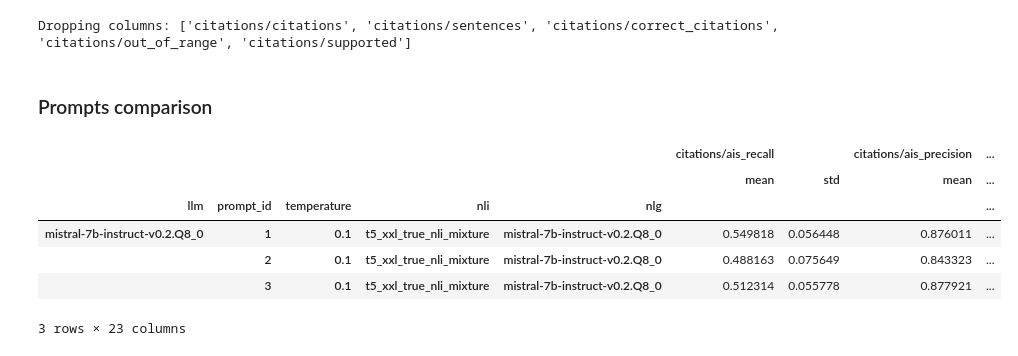
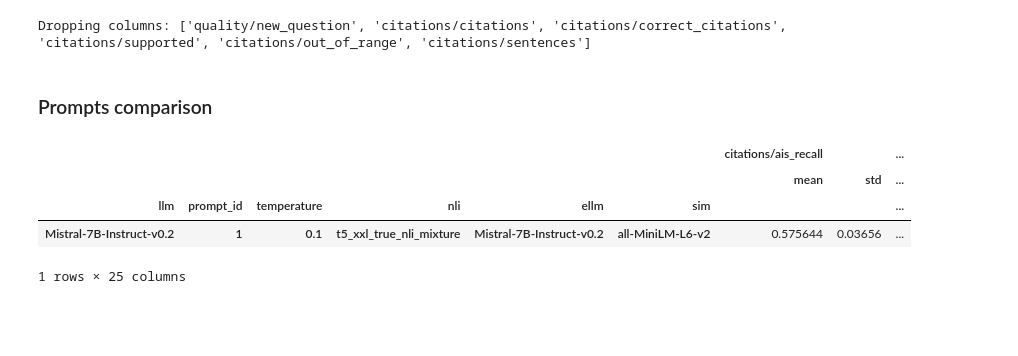
Before and after one commit to tdolega/rag-tge, a Jupyter notebook: src/results.ipynb, the cells around one changed output. Saved outputs shown, nothing was run; the diff lists cells and outputs as text; code cells hidden in the pictures; blank space fills up the shorter version.

```diff
--- a/src/results.ipynb
+++ b/src/results.ipynb
@@ -33,6 +34,6 @@ def results_as_pandas(filename):
 
 files = os.listdir(RESULTS_DIR)
 params_names = list(filename_to_obj(files[0]).keys())
-all_results = pd.concat([results_as_pandas(f) for f in files])
+all_results = pd.concat([results_as_pandas(f) for f in tqdm(files)])
 all_results.head()
 # %% [output]
@@ -50,7 +51,7 @@ drop_obj_cols.remove("question_id")
 print(f"Dropping columns: {drop_obj_cols}")
 all_num_results = all_results.drop(columns=drop_obj_cols)
 # %% [output]
-Dropping columns: ['citations/citations', 'citations/sentences', 'citations/correct_citations', 'citations/out_of_range', 'citations/supported']
+Dropping columns: ['quality/new_question', 'citations/citations', 'citations/correct_citations', 'citations/supported', 'citations/out_of_range', 'citations/sentences']
 # %%
 eval_split = all_num_results[all_num_results["question_idx"] < EVAL_SIZE]
 train_split = all_num_results[all_num_results["question_idx"] >= EVAL_SIZE]
@@ -71,13 +72,12 @@ if eval_results["n_questions"].nunique() != 1:
     print("Warning: not all rows in evaluation have the same number of examples")
 # %%
 display(Markdown("### Prompts comparison"))
-eval_results[eval_results.index.get_level_values("llm") == "mistral-7b-instruct-v0.2.Q8_0"]
+parameter_results = eval_results[eval_results.index.get_level_values("llm") == "Mistral-7B-Instruct-v0.2"]
+parameter_results[parameter_results.index.get_level_values("temperature") == "0.1"]
 # %% [output]
 ### Prompts comparison
-|  |  |  |  |  | citations/ais_recall |  | citations/ais_precision | ... |
-|  |  |  |  |  | mean | std | mean | ... |
-| llm | prompt_id | temperature | nli | nlg |  |  |  | ... |
-| mistral-7b-instruct-v0.2.Q8_0 | 1 | 0.1 | t5_xxl_true_nli_mixture | mistral-7b-instruct-v0.2.Q8_0 | 0.549818 | 0.056448 | 0.876011 | ... |
-|  | 2 | 0.1 | t5_xxl_true_nli_mixture | mistral-7b-instruct-v0.2.Q8_0 | 0.488163 | 0.075649 | 0.843323 | ... |
-|  | 3 | 0.1 | t5_xxl_true_nli_mixture | mistral-7b-instruct-v0.2.Q8_0 | 0.512314 | 0.055778 | 0.877921 | ... |
+|  |  |  |  |  |  | citations/ais_recall |  | ... |
+|  |  |  |  |  |  | mean | std | ... |
+| llm | prompt_id | temperature | nli | ellm | sim |  |  | ... |
+| Mistral-7B-Instruct-v0.2 | 1 | 0.1 | t5_xxl_true_nli_mixture | Mistral-7B-Instruct-v0.2 | all-MiniLM-L6-v2 | 0.575644 | 0.03656 | ... |
-3 rows × 23 columns
+1 rows × 25 columns
```
Also changed, not shown: parts of 6 cells of this notebook, 28 other files.
